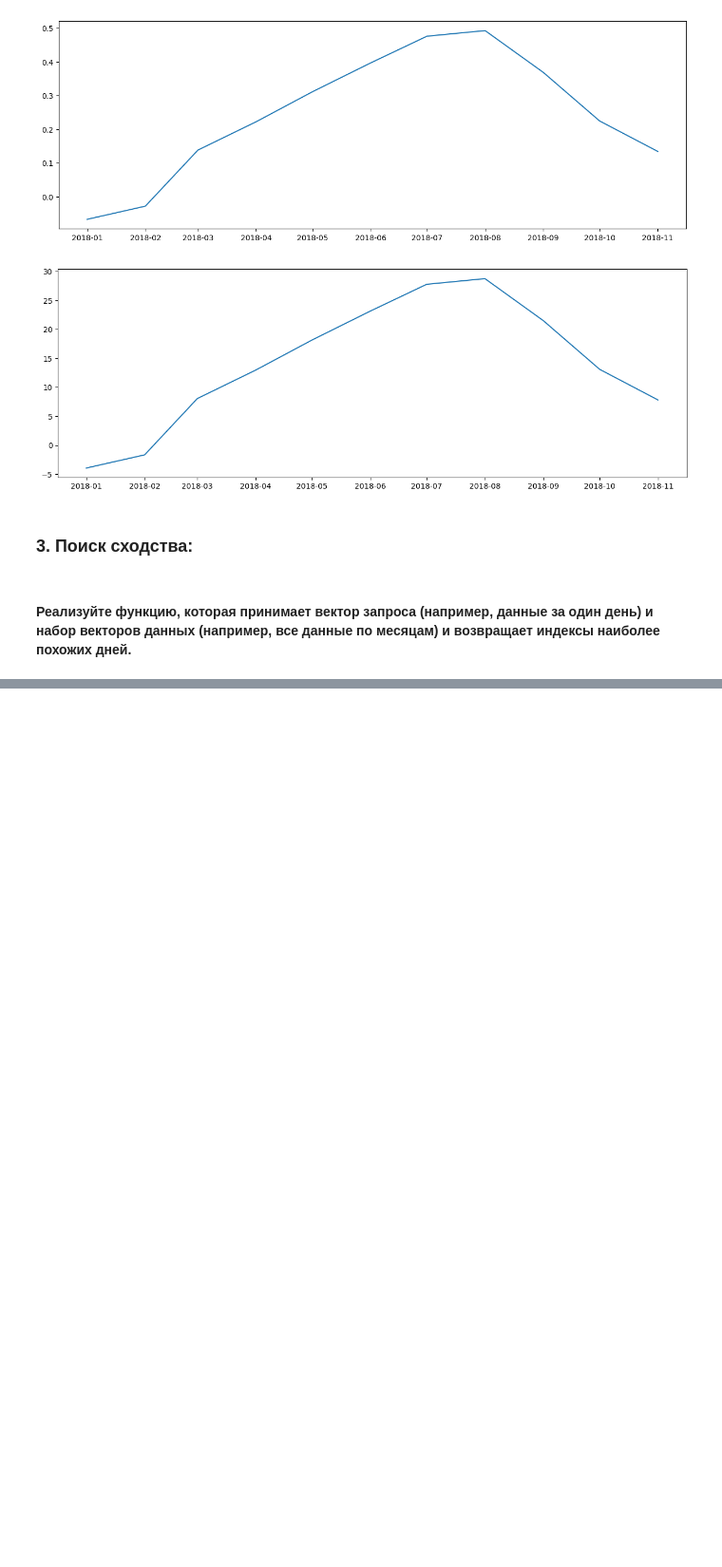
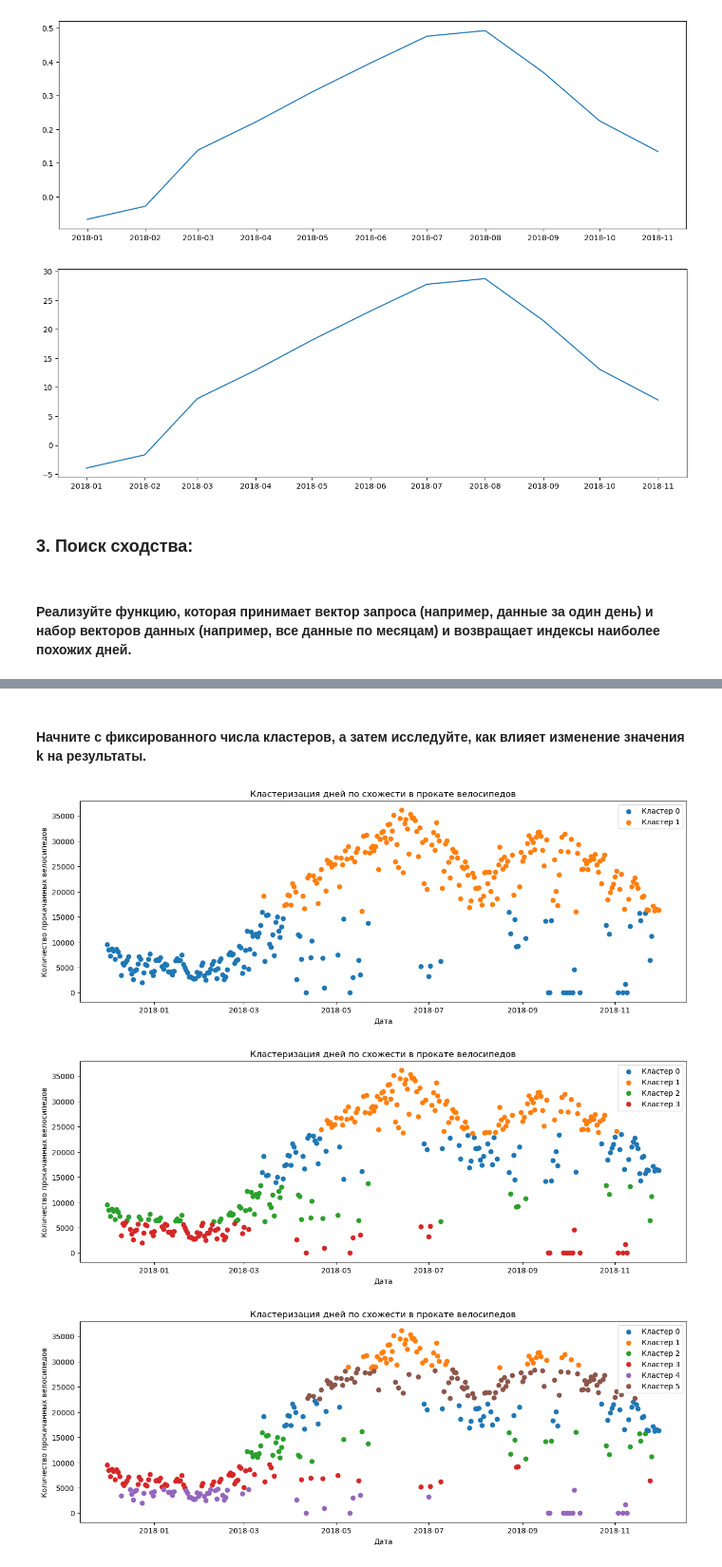
Before and after one commit to vorandpav/NoteBooks, a Jupyter notebook: Jupiter.ipynb, the cells around one changed output, grey strips where cells are left out. Shown: that part at 95% size. Drawn from its saved outputs; the diff is of its cells as text; code cells hidden in the pictures; blank space fills up the shorter version.

```diff
--- a/Jupiter.ipynb
+++ b/Jupiter.ipynb
@@ -702,0 +800,25 @@ print(similar_days[1])
+# %% [markdown]
+#### Начните с фиксированного числа кластеров, а затем исследуйте, как влияет изменение значения k на результаты.
+# %%
+# кластеризация дней по схожести в прокате велосипедов
+
+rented_bike_count_data = np.array([
+    np.sum(data[date == d]['Rented_Bike_Count'])
+    for d in np.unique(date)
+])
+
+for k in range(2, 7, 2):
+    labels, centroids = k_means(rented_bike_count_data[:, np.newaxis], k)
+
+    plt.figure(figsize=(15, 5))
+    for i in range(k):
+        plt.scatter(np.unique(date)[labels == i], rented_bike_count_data[labels == i], label=f'Кластер {i}')
+    plt.xlabel('Дата')
+    plt.ylabel('Количество прокачанных велосипедов')
+    plt.title('Кластеризация дней по схожести в прокате велосипедов')
+    plt.legend()
+    plt.show()
+# %% [output]
+[figure, added]
+[figure, added]
+[figure, added]
```
Also changed, not shown: parts of 19 cells of this notebook, 1 other file.
